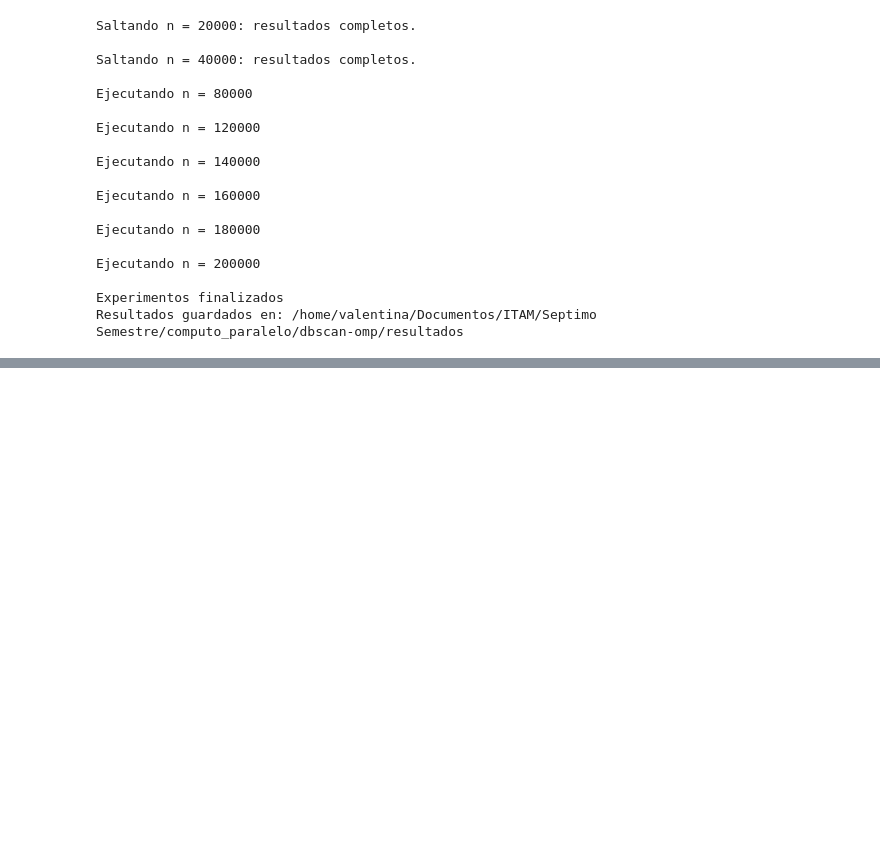
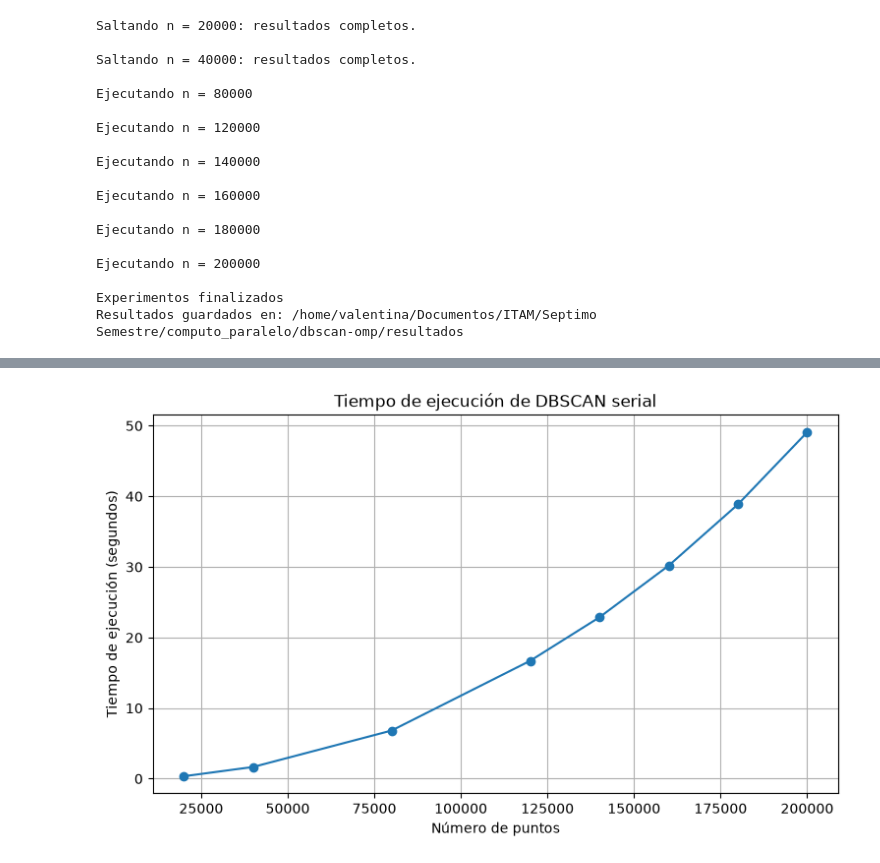
Before and after one commit to vpinedab/dbscan-omp, a Jupyter notebook: notebook/DBSCAN_noise_pruebas.ipynb, the cells around one changed output, grey strips where cells are left out. Saved outputs shown, nothing was run; the diff lists cells and outputs as text; code cells hidden in the pictures; blank space fills up the shorter version.

```diff
--- a/notebook/DBSCAN_noise_pruebas.ipynb
+++ b/notebook/DBSCAN_noise_pruebas.ipynb
@@ -352 +367,27 @@ Total de configuraciones: 192
 192 rows × 8 columns
+# %%
+import matplotlib.pyplot as plt
+
+# Obtener un tiempo serial por cada cantidad de puntos
+df_serial = (
+    df_resultados[["n_puntos", "tiempo_serial"]]
+    .drop_duplicates(subset=["n_puntos"])
+    .sort_values("n_puntos")
+)
+
+plt.figure(figsize=(9, 5))
+
+plt.plot(
+    df_serial["n_puntos"],
+    df_serial["tiempo_serial"],
+    marker="o"
+)
+
+plt.xlabel("Número de puntos")
+plt.ylabel("Tiempo de ejecución (segundos)")
+plt.title("Tiempo de ejecución de DBSCAN serial")
+
+plt.grid(True)
+plt.show()
+# %% [output]
+[figure, added]
```
Also changed, not shown: parts of 5 cells of this notebook, 3 other files.
